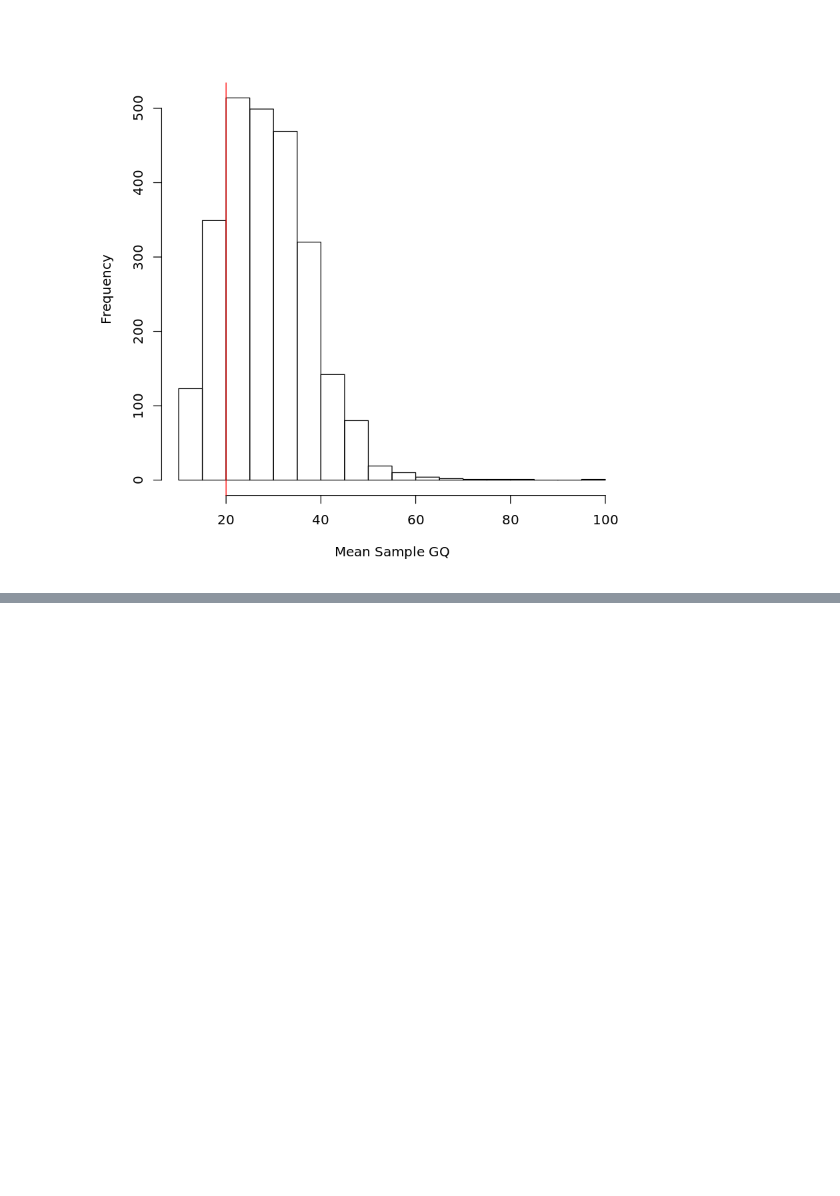
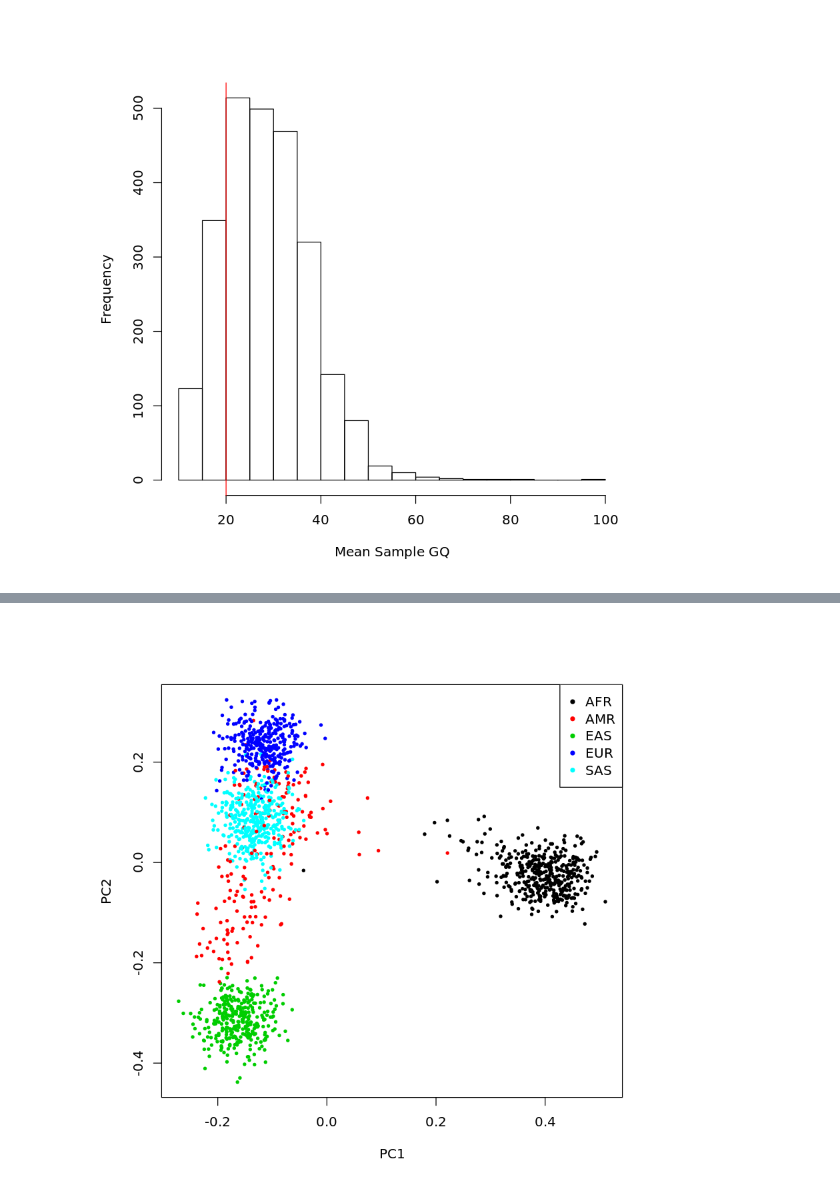
Before and after one commit to shusson/docker-jupyter-hail, a Jupyter notebook: data/plots.ipynb, the cells around one changed output, grey strips where cells are left out. Drawn from its saved outputs; the diff is of its cells as text; code cells hidden in the pictures; blank space fills up the shorter version.

```diff
--- a/data/plots.ipynb
+++ b/data/plots.ipynb
@@ -15,0 +25,10 @@ hist(sampleqc$gqMean, xlab="Mean Sample GQ", main="");abline(v=20, col="red")
+# %%
+## PC Plot
+pcs <- read.table("pcaPlusPopulation.tsv", header=TRUE)
+png("test.pcaPlot.png", width=800, height = 400)
+par(mfrow=c(1,2))
+# %%
+plot(pcs$PC1, pcs$PC2, pch=20, cex=0.7, col=pcs$SuperPopulation, xlab="PC1", ylab="PC2")
+legend("topright", legend = levels(pcs$SuperPopulation), pch=20, col=seq(1,5))
+# %% [output]
+[figure, added]
```
Also changed, not shown: parts of 4 cells of this notebook, 1 other file.
